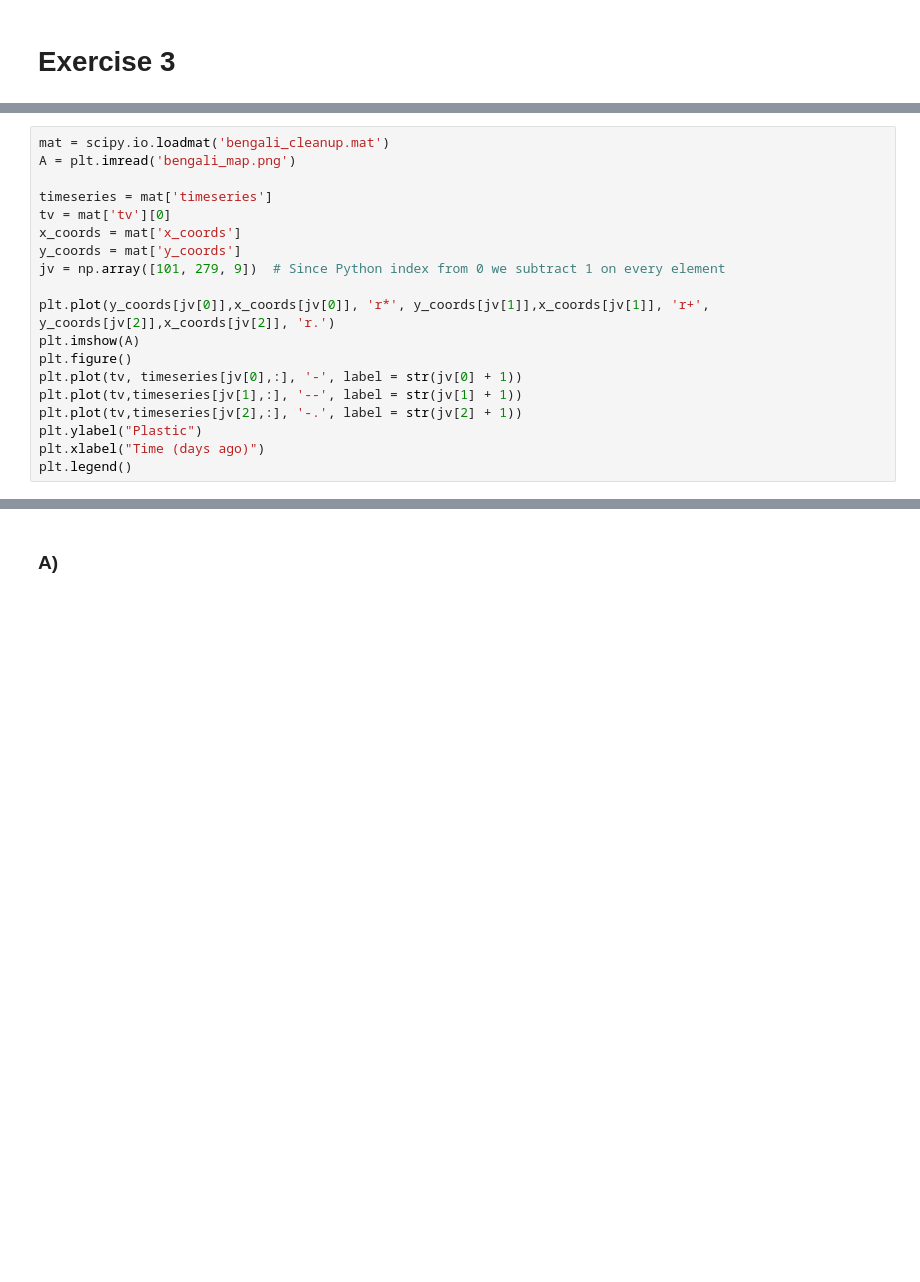
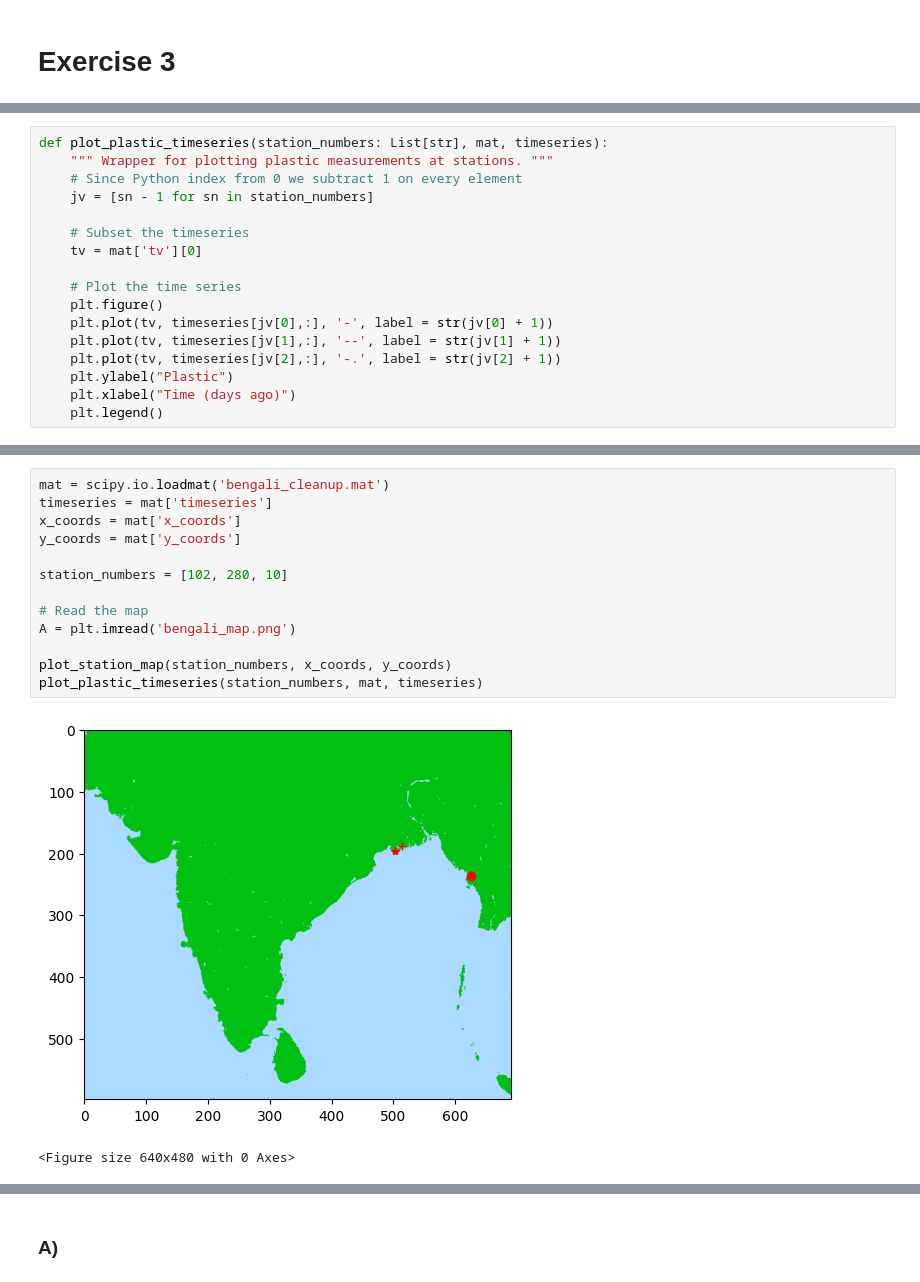
Before and after one commit to dahnlund/SF2526-Lab2, a Jupyter notebook: ex3.ipynb, the cells around one changed output, grey strips where cells are left out. Saved outputs shown, nothing was run; the diff lists cells and outputs as text; blank space fills up the shorter version.

Commit message:
Add answers to questions + update to use function for plotting

```diff
--- a/ex3.ipynb
+++ b/ex3.ipynb
@@ -11,19 +26,17 @@ from sklearn.cluster import KMeans
 # %%
-mat = scipy.io.loadmat('bengali_cleanup.mat')
-A = plt.imread('bengali_map.png')
+def plot_plastic_timeseries(station_numbers: List[str], mat, timeseries):
+    """ Wrapper for plotting plastic measurements at stations. """
+    # Since Python index from 0 we subtract 1 on every element
+    jv = [sn - 1 for sn in station_numbers]
 
-timeseries = mat['timeseries']
-tv = mat['tv'][0]
-x_coords = mat['x_coords']
-y_coords = mat['y_coords']
-jv = np.array([101, 279, 9])  # Since Python index from 0 we subtract 1 on every element
+    # Subset the timeseries
+    tv = mat['tv'][0]
 
-plt.plot(y_coords[jv[0]],x_coords[jv[0]], 'r*', y_coords[jv[1]],x_coords[jv[1]], 'r+', y_coords[jv[2]],x_coords[jv[2]], 'r.')
-plt.imshow(A)
-plt.figure()
-plt.plot(tv, timeseries[jv[0],:], '-', label = str(jv[0] + 1))
-plt.plot(tv,timeseries[jv[1],:], '--', label = str(jv[1] + 1))
-plt.plot(tv,timeseries[jv[2],:], '-.', label = str(jv[2] + 1))
-plt.ylabel("Plastic")
-plt.xlabel("Time (days ago)")
-plt.legend()
+    # Plot the time series
+    plt.figure()
+    plt.plot(tv, timeseries[jv[0],:], '-', label = str(jv[0] + 1))
+    plt.plot(tv, timeseries[jv[1],:], '--', label = str(jv[1] + 1))
+    plt.plot(tv, timeseries[jv[2],:], '-.', label = str(jv[2] + 1))
+    plt.ylabel("Plastic")
+    plt.xlabel("Time (days ago)")
+    plt.legend()
@@ -33,0 +43,16 @@ plt.legend()
+# %%
+mat = scipy.io.loadmat('bengali_cleanup.mat')
+timeseries = mat['timeseries']
+x_coords = mat['x_coords']
+y_coords = mat['y_coords']
+
+station_numbers = [102, 280, 10]
+
+# Read the map
+A = plt.imread('bengali_map.png')
+
+plot_station_map(station_numbers, x_coords, y_coords)
+plot_plastic_timeseries(station_numbers, mat, timeseries)
+# %% [output]
+[figure, added]
+<Figure size 640x480 with 0 Axes>
```
Also changed, not shown: parts of 15 cells of this notebook.
